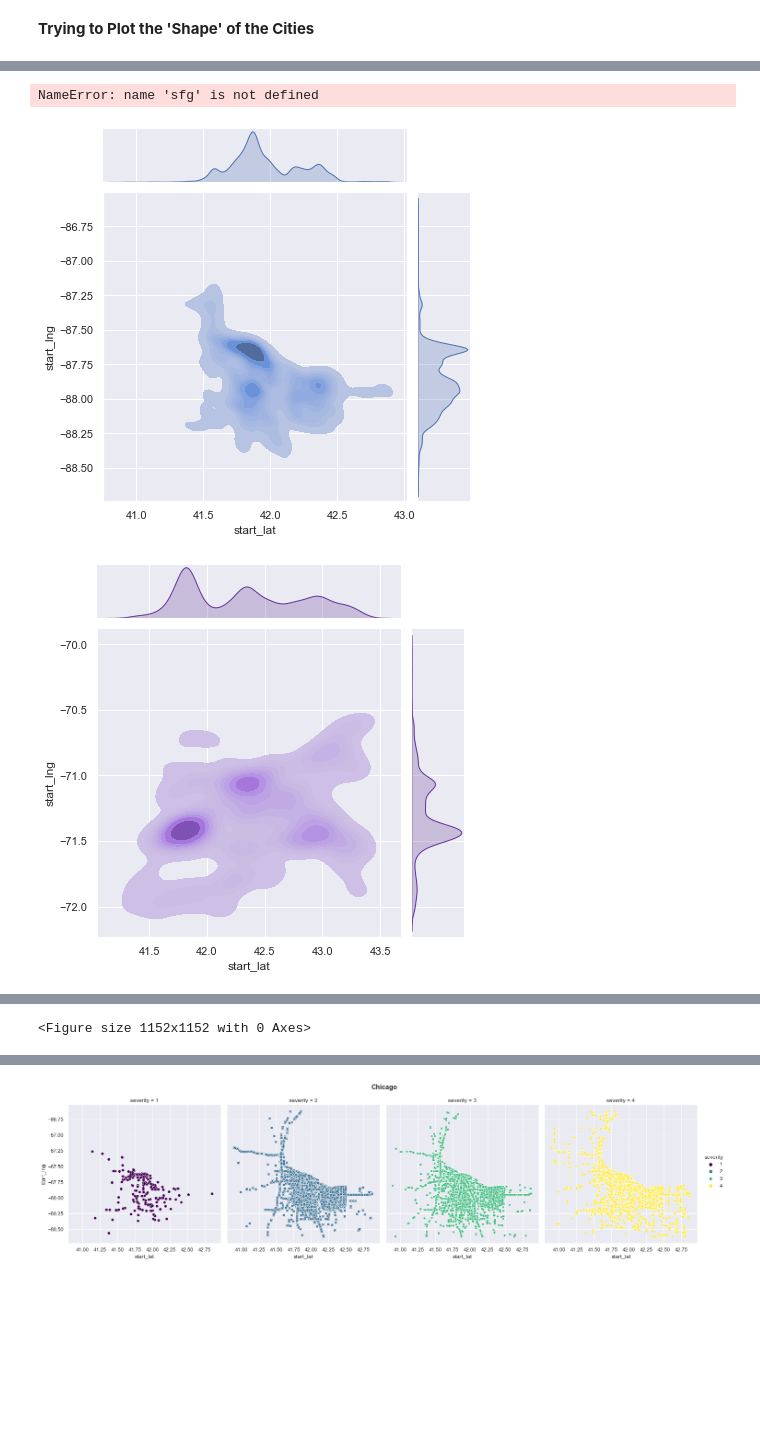
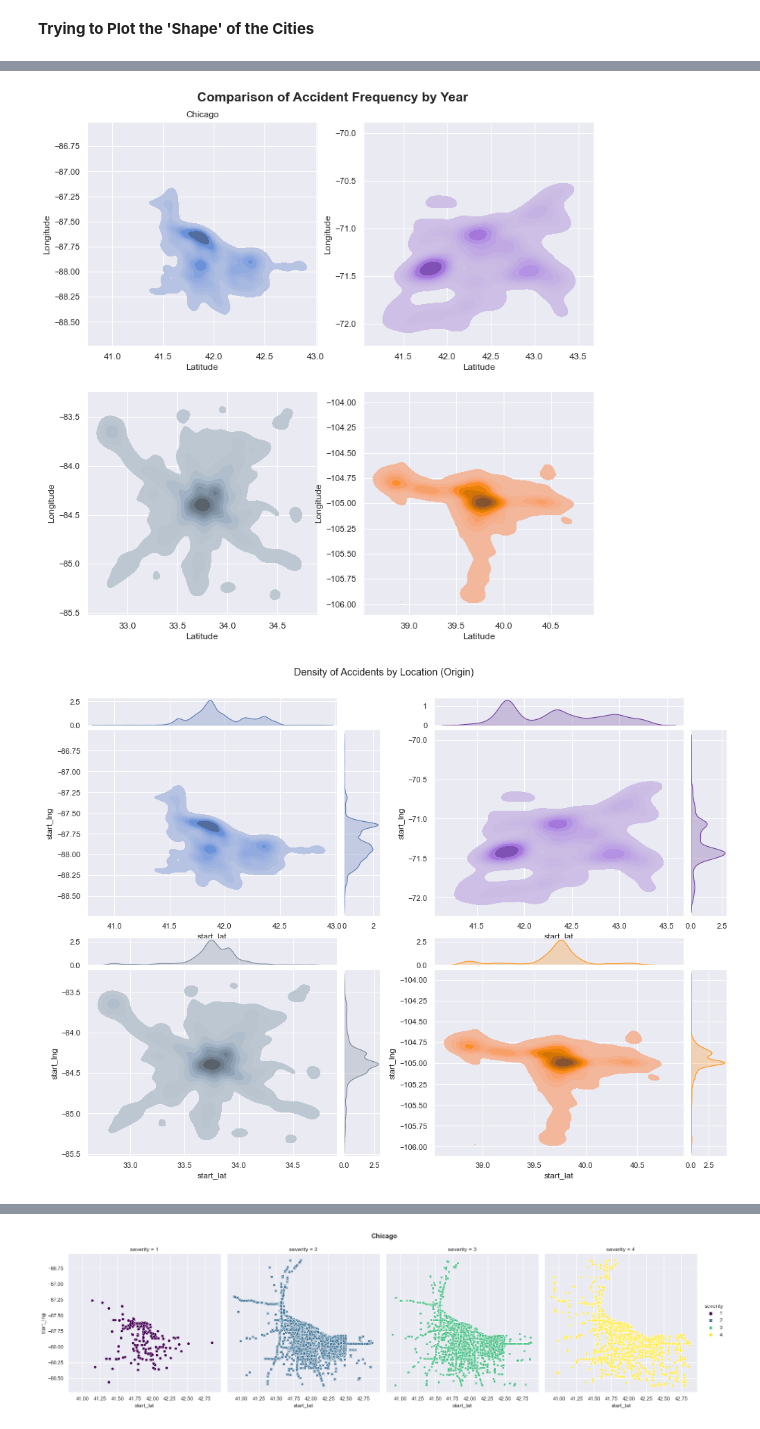
Before and after one commit to jeffreyfloyd/DST-and-traffic-implications, a Jupyter notebook: code/EDA_5_combined.ipynb, the cells around one changed output, grey strips where cells are left out. Cells and saved outputs as stored; diff of their text form; code cells hidden in the pictures; blank space fills up the shorter version.

```diff
--- a/code/EDA_5_combined.ipynb
+++ b/code/EDA_5_combined.ipynb
@@ -586,23 +531,76 @@ ModuleNotFoundError: No module named 'SeabornFig2Grid'
+# %%
+#https://matplotlib.org/3.3.0/gallery/text_labels_and_annotations/titles_demo.html
+
+#function to generate jointplots
+def make_jointplot(x, y,
+                   kind = 'kde',
+                   fill = True,
+                   color = None,
+                   marginal_ticks = True):
+
+    return sns.jointplot(x = x, y = y,
+                         kind = kind,
+                         fill = fill,
+                         color = color,
+                         marginal_ticks = True)
+# %%
+#setting up subplots and figsize:
+fig, axs = plt.subplots(2, 2,
+                        figsize = (12, 12))
+
+for ax in axs.flat:
+    ax.set(xlabel = 'Latitude', ylabel = 'Longitude')
+    ax.tick_params(axis = 'x', labelsize = 12)
+
+#setting title for 'overall' plot
+fig.suptitle('Comparison of Accident Frequency by Year',
+             y = 0.925,
+             fontsize = 'x-large',
+             fontweight = 'bold' )
+
+#making kdeplots
+g0 = make_kdeplot(x = chi_df["start_lat"],
+                  y = chi_df["start_lng"],
+                  fill = True,
+                  ax = axs[0, 0]).set(title = 'Chicago')
+g1 = make_kdeplot(x = bos_df["start_lat"],
+                  y = bos_df["start_lng"],
+                  fill = True,
+                  color = 'rebeccapurple',
+                  ax = axs[0, 1])
+g2 = make_kdeplot(x = atl_df["start_lat"],
+                  y = atl_df["start_lng"],
+                  fill = True,
+                  color = 'slategrey',
+                  ax = axs[1, 0])
+g3 = make_kdeplot(x = dia_df["start_lat"],
+                  y = dia_df["start_lng"],
+                  fill = True,
+                  color = 'darkorange',
+                  ax = axs[1, 1]);
+# %% [output]
+[figure, added]
 # %%
-g0 = make_jointplot(x = chi_df["start_lat"], y = chi_df["start_lng"], kind = 'kde', fill = True)
-g1 = make_jointplot(x = bos_df["start_lat"], y = bos_df["start_lng"], kind = 'kde', fill = True, color = 'rebeccapurple')
-g2 = make_jointplot(x = atl_df["start_lat"], y = atl_df["start_lng"], kind = 'kde', fill = True, color = 'slategrey')
-g3 = make_jointplot(x = dia_df["start_lat"], y = dia_df["start_lng"], kind = 'kde', fill = True, color = 'darkorange')
+#making joinplots
+g0 = make_jointplot(x = chi_df["start_lat"], y = chi_df["start_lng"], kind = 'kde', fill = True, marginal_ticks = False)
+g1 = make_jointplot(x = bos_df["start_lat"], y = bos_df["start_lng"], kind = 'kde', fill = True, color = 'rebeccapurple', marginal_ticks = False)
+g2 = make_jointplot(x = atl_df["start_lat"], y = atl_df["start_lng"], kind = 'kde', fill = True, color = 'slategrey', marginal_ticks = False)
+g3 = make_jointplot(x = dia_df["start_lat"], y = dia_df["start_lng"], kind = 'kde', fill = True, color = 'darkorange', marginal_ticks = False)
 
-
-fig = plt.figure(figsize=(16, 16))
+#setting up subplot grid
+fig = plt.figure(figsize = (14, 14))
 gs = gridspec.GridSpec(2, 2)
 
+#putting plots into subplot grid
 mg0 = sfg.SeabornFig2Grid(g0, fig, gs[0])
 mg1 = sfg.SeabornFig2Grid(g1, fig, gs[1])
-mg2 = sfg.SeabornFig2Grid(g2, fig, gs[3])
-mg3 = sfg.SeabornFig2Grid(g3, fig, gs[2])
+mg2 = sfg.SeabornFig2Grid(g2, fig, gs[2])
+mg3 = sfg.SeabornFig2Grid(g3, fig, gs[3])
 
 gs.tight_layout(fig)
-#gs.update(top=0.7)
+gs.update(top = 0.7)
 
+plt.suptitle('Density of Accidents by Location (Origin)', y = .75)
 plt.show();
 # %% [output]
-NameError: name 'sfg' is not defined
-[figure, old version]
+[figure, new version]
-[figure, removed]
@@ -611 +606,0 @@ NameError: name 'sfg' is not defined
-<Figure size 1152x1152 with 0 Axes>
```
Also changed, not shown: parts of 23 cells of this notebook.
